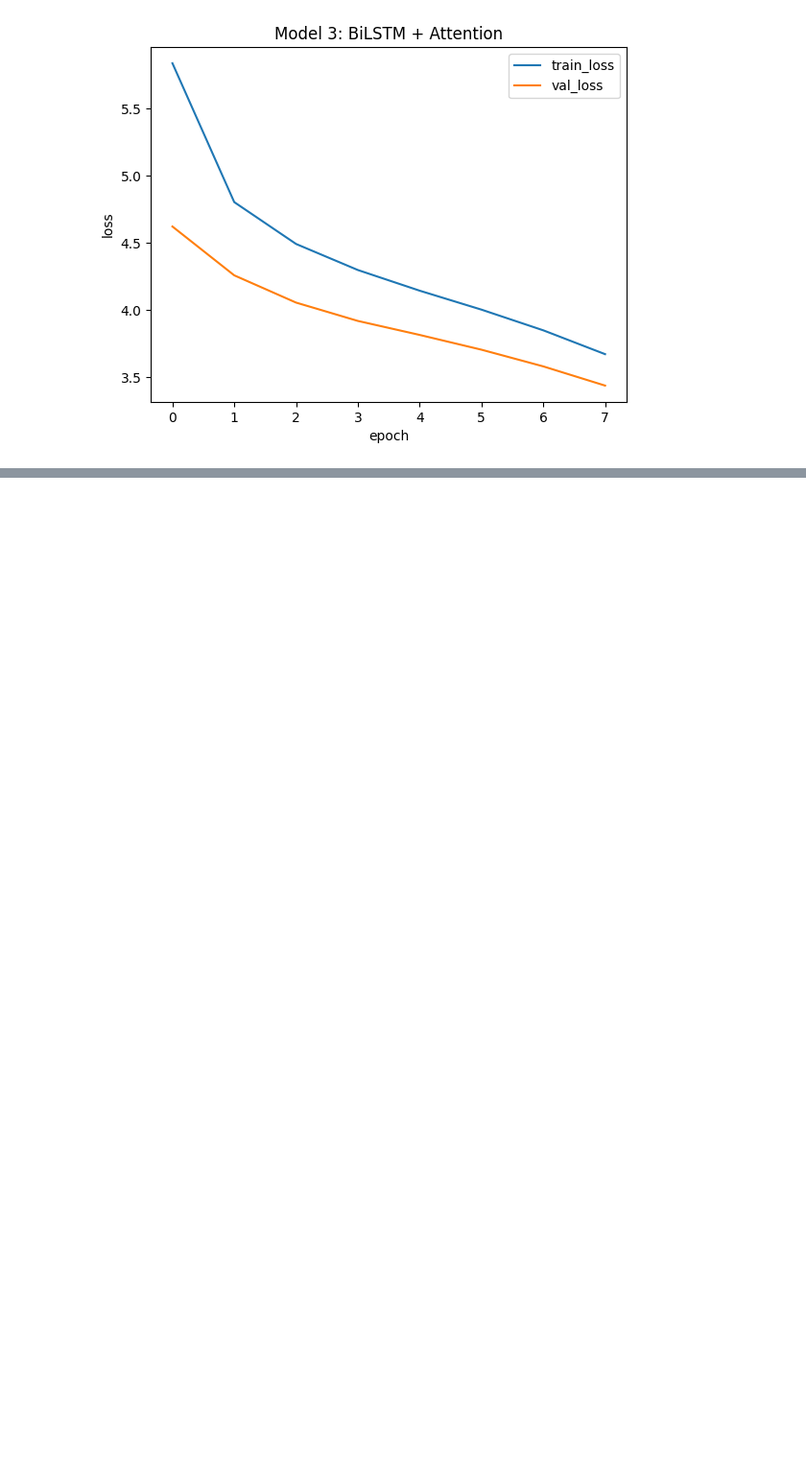
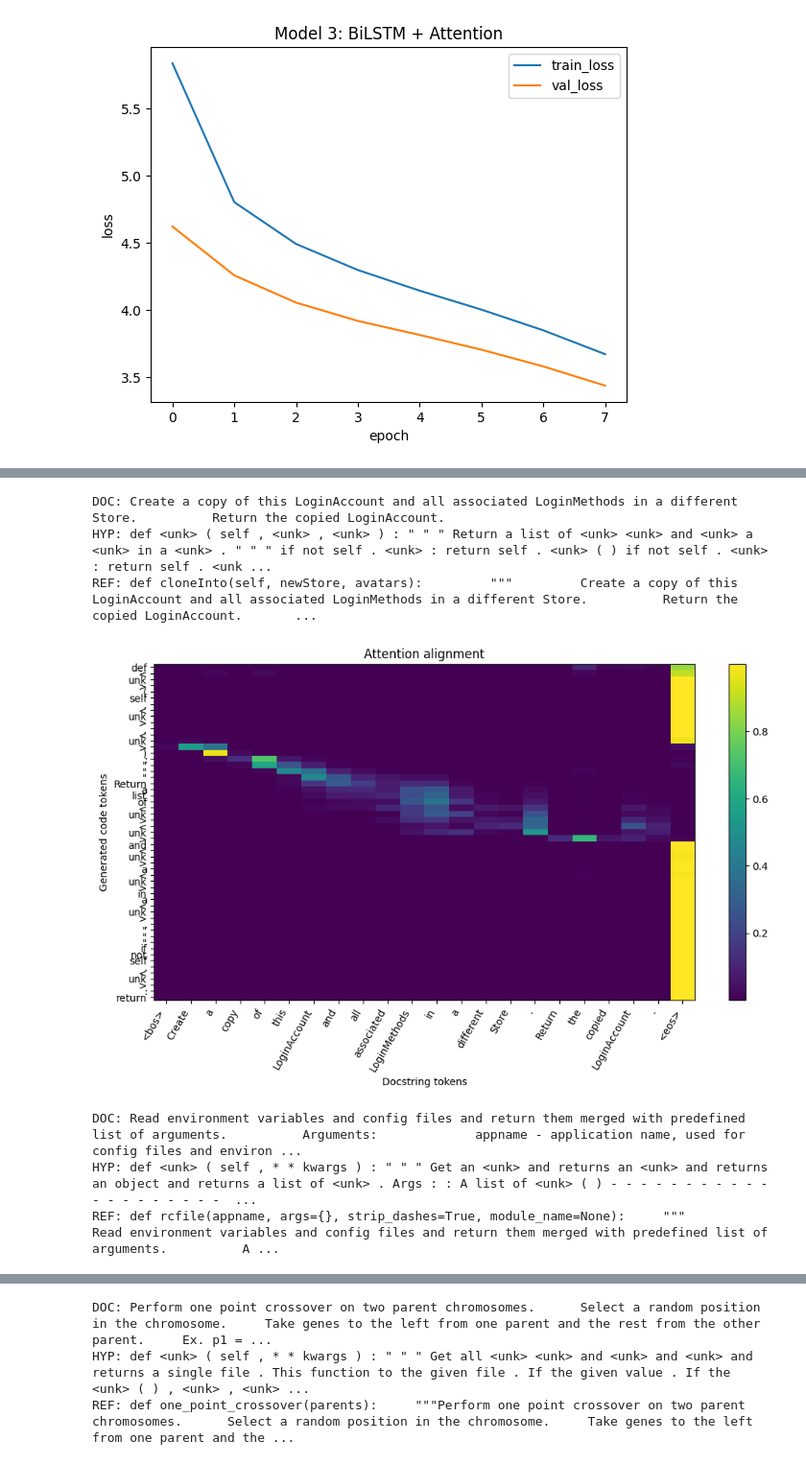
Before and after one commit to SanjanaRitika/TextToCode_seq2seq, a Jupyter notebook: text2code.ipynb, the cells around one changed output, grey strips where cells are left out. Shown at 96% size. Saved outputs shown, nothing was run; the diff lists cells and outputs as text; code cells hidden in the pictures; blank space fills up the shorter version.

```diff
--- a/text2code.ipynb
+++ b/text2code.ipynb
@@ -676,0 +793,37 @@ plot_history(hist3, "Model 3: BiLSTM + Attention")
+# %%
+import matplotlib.pyplot as plt
+
+def plot_attention(doc, hyp, attn, src_tokens):
+    # hyp tokens: use tokenizer on generated text for axis labeling
+    tgt_tokens = tokenize(hyp)[:attn.shape[0]]
+
+    plt.figure(figsize=(12, 6))
+    plt.imshow(attn[:len(tgt_tokens), :len(src_tokens)], aspect="auto")
+    plt.yticks(range(len(tgt_tokens)), tgt_tokens)
+    plt.xticks(range(len(src_tokens)), src_tokens, rotation=60, ha="right")
+    plt.xlabel("Docstring tokens")
+    plt.ylabel("Generated code tokens")
+    plt.title("Attention alignment")
+    plt.colorbar()
+    plt.show()
+
+# pick 3 test examples
+for i in [0, 1, 2]:
+    ex = test_enc[i]
+    src_tokens = [BOS] + tokenize(ex.raw_doc)[:MAX_SRC] + [EOS]
+
+    hyp_ids, attn = greedy_decode_attn(m3, ex.src_ids, max_len=MAX_TGT)
+    hyp_text = ids_to_text(hyp_ids)
+
+    print("DOC:", ex.raw_doc[:200].replace("\n"," "))
+    print("HYP:", hyp_text[:200].replace("\n"," "))
+    print("REF:", ex.raw_code[:200].replace("\n"," "))
+    plot_attention(ex.raw_doc, hyp_text, attn, src_tokens)
+# %% [output]
+DOC: Create a copy of this LoginAccount and all associated LoginMethods in a different Store.          Return the copied LoginAccount.
+HYP: def <unk> ( self , <unk> , <unk> ) : " " " Return a list of <unk> <unk> and <unk> a <unk> in a <unk> . " " " if not self . <unk> : return self . <unk> ( ) if not self . <unk> : return self . <unk ...
+REF: def cloneInto(self, newStore, avatars):         """         Create a copy of this LoginAccount and all associated LoginMethods in a different Store.          Return the copied LoginAccount.       ...
+[figure, added]
+DOC: Read environment variables and config files and return them merged with predefined list of arguments.          Arguments:             appname - application name, used for config files and environ ...
+HYP: def <unk> ( self , * * kwargs ) : " " " Get an <unk> and returns an <unk> and returns an object and returns a list of <unk> . Args : : A list of <unk> ( ) - - - - - - - - - - - - - - - - - - - -  ...
+REF: def rcfile(appname, args={}, strip_dashes=True, module_name=None):     """         Read environment variables and config files and return them merged with predefined list of arguments.          A ...
@@ -676,0 +831,3 @@ plot_history(hist3, "Model 3: BiLSTM + Attention")
+DOC: Perform one point crossover on two parent chromosomes.      Select a random position in the chromosome.     Take genes to the left from one parent and the rest from the other parent.     Ex. p1 = ...
+HYP: def <unk> ( self , * * kwargs ) : " " " Get all <unk> <unk> and <unk> and <unk> and returns a single file . This function to the given file . If the given value . If the <unk> ( ) , <unk> , <unk> ...
+REF: def one_point_crossover(parents):     """Perform one point crossover on two parent chromosomes.      Select a random position in the chromosome.     Take genes to the left from one parent and the ...
```
Also changed, not shown: parts of 3 cells of this notebook.
